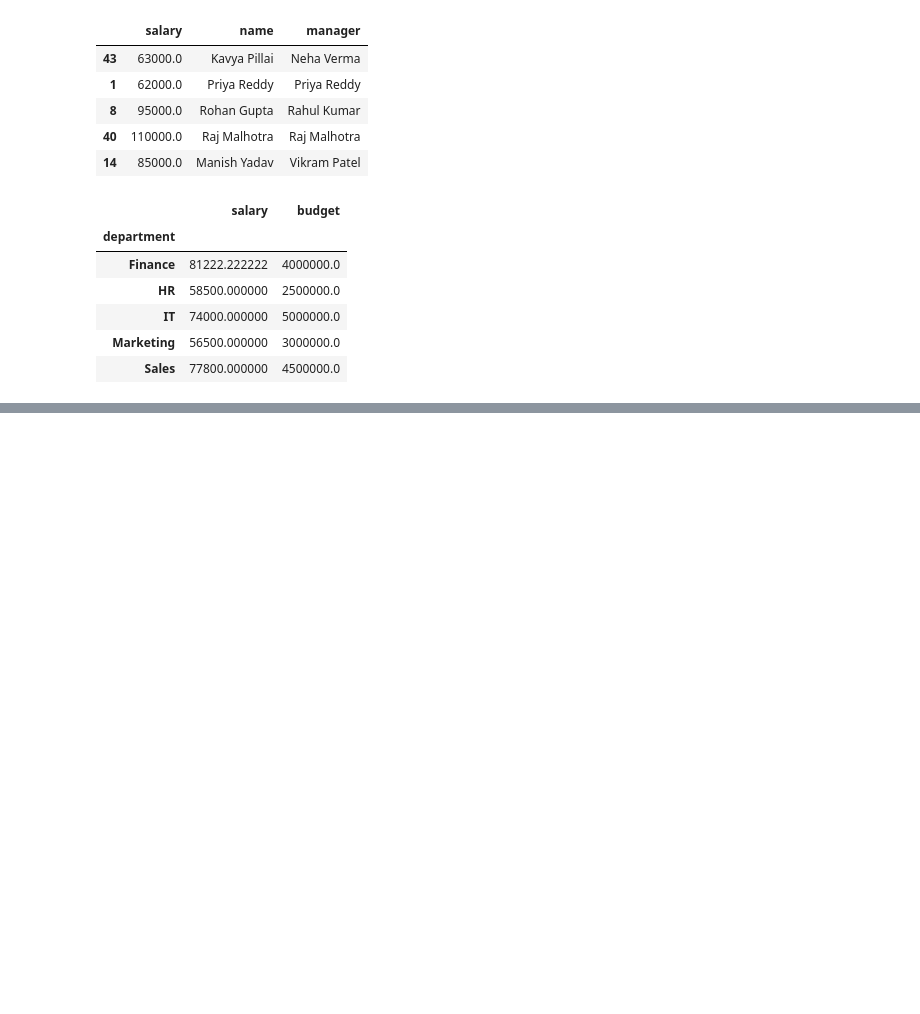
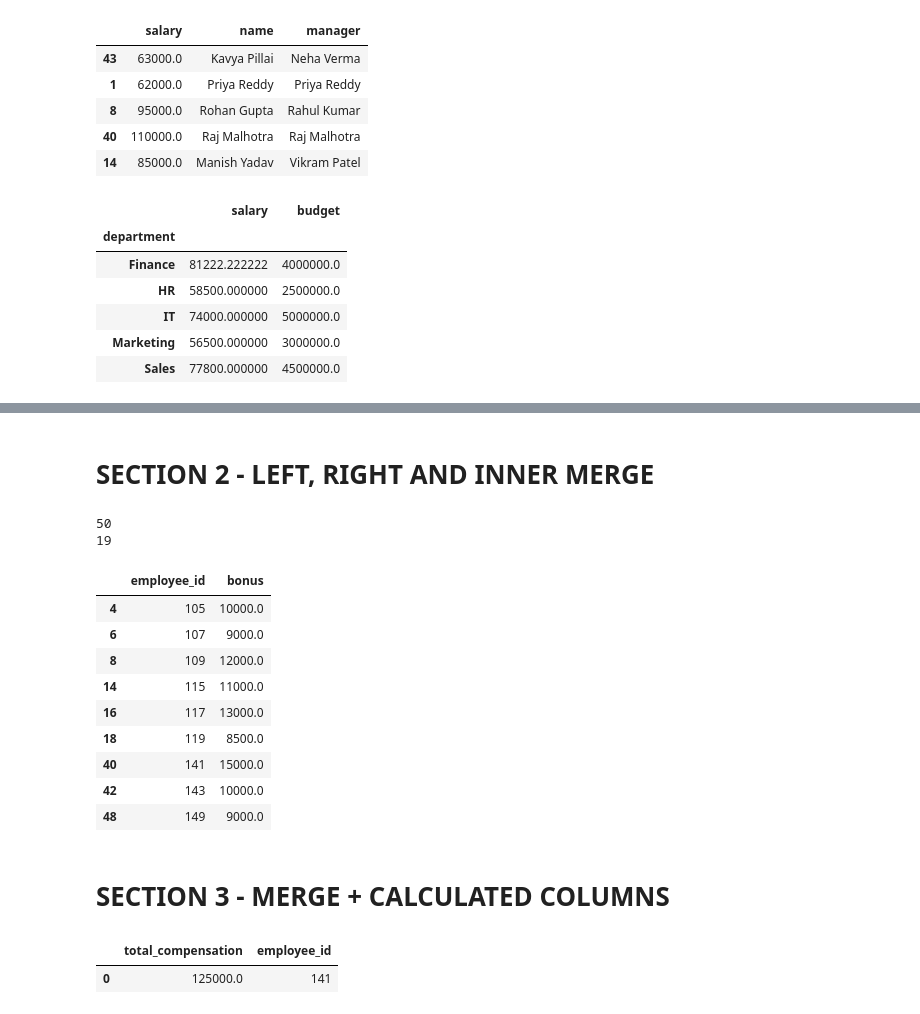
Before and after one commit to Vasista-G/GoogleCollab_Python, a Jupyter notebook: PandasLvL3/PandasLvL3Practice.ipynb, the cells around one changed output, grey strips where cells are left out. Saved outputs shown, nothing was run; the diff lists cells and outputs as text; code cells hidden in the pictures; blank space fills up the shorter version.

```diff
--- a/PandasLvL3/PandasLvL3Practice.ipynb
+++ b/PandasLvL3/PandasLvL3Practice.ipynb
@@ -7,6 +7,7 @@ import pandas as pd
 
 emp = pd.read_csv("employee.csv")
 dept = pd.read_csv("department.csv")
+bonus = pd.read_csv("bonus.csv")
 
 emp.head()
 # %% [output]
@@ -102,0 +95,2 @@ dept
+# %% [markdown]
+# **SECTION 2 - LEFT, RIGHT AND INNER MERGE**
@@ -102,0 +107,28 @@ dept
+# %%
+#Compare the number of rows produced by:  INNER JOIN , LEFT JOIN
+
+print(len(ebm))
+
+ebm = pd.merge(emp, bonus, on = "employee_id", how = "inner")
+
+print(len(ebm))
+# %% [output]
+50
+19
+# %%
+#Find employees whose bonus is greater than 8,000.
+
+ebm.loc[(ebm["bonus"] > 8000) & (ebm["salary"] > 70000), ["employee_id", "bonus"]]
+# %% [output]
+|  | employee_id | bonus |
+| 4 | 105 | 10000.0 |
+| 6 | 107 | 9000.0 |
+| 8 | 109 | 12000.0 |
+| 14 | 115 | 11000.0 |
+| 16 | 117 | 13000.0 |
+| 18 | 119 | 8500.0 |
+| 40 | 141 | 15000.0 |
+| 42 | 143 | 10000.0 |
+| 48 | 149 | 9000.0 |
+# %% [markdown]
+# **SECTION 3 - MERGE + CALCULATED COLUMNS**
@@ -102,0 +151,7 @@ dept
+# %%
+# 21 Find the employee with the highest total compensation.
+
+ebm.sort_values(by = "total_compensation", ascending = False, ignore_index= True)[["total_compensation", "employee_id"]].nlargest(1, "total_compensation")
+# %% [output]
+|  | total_compensation | employee_id |
+| 0 | 125000.0 | 141 |
```
Also changed, not shown: parts of 5 cells of this notebook.
